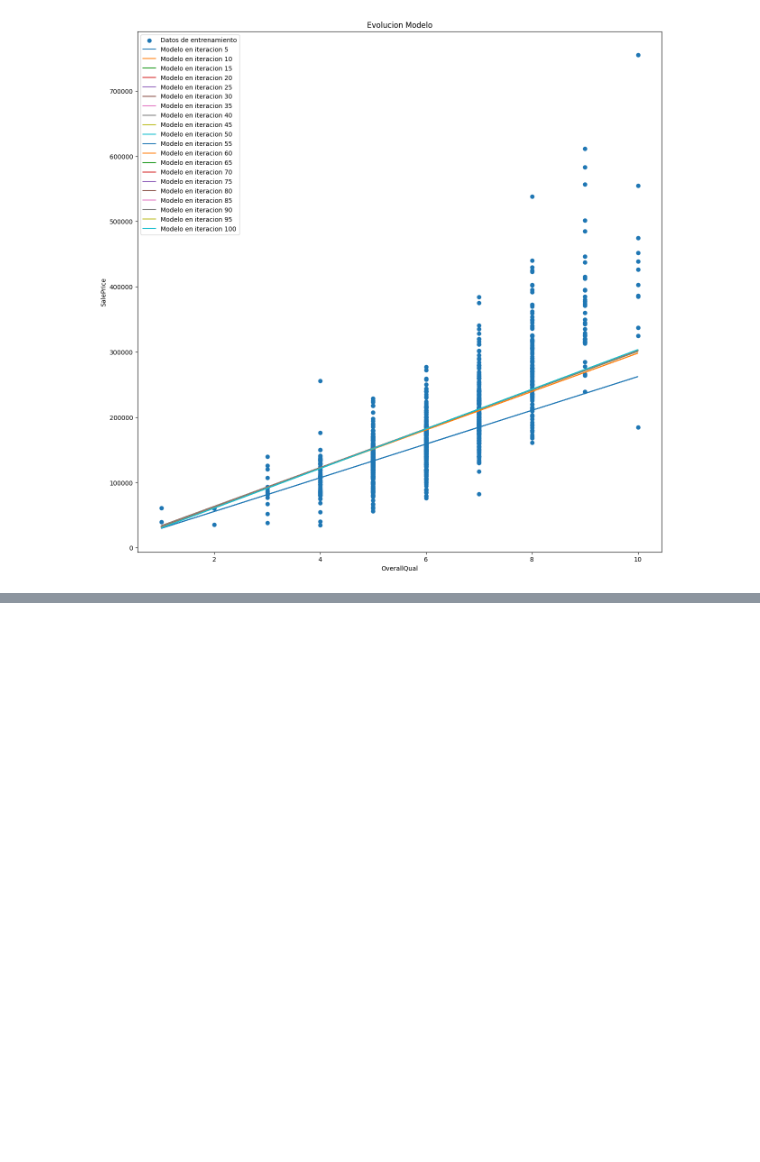
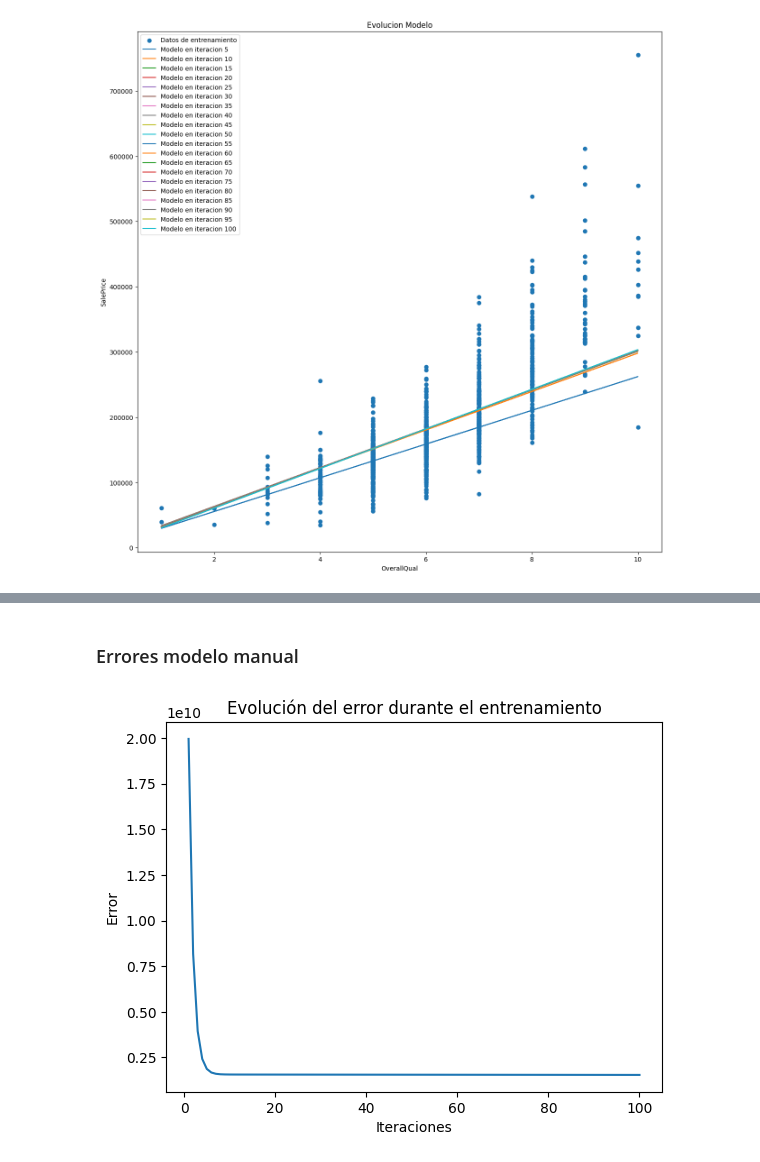
Before and after one commit to herbertreyes13j/proyecto1, a Jupyter notebook: Proyecto1.ipynb, the cells around one changed output, grey strips where cells are left out. Saved outputs shown, nothing was run; the diff lists cells and outputs as text; code cells hidden in the pictures; blank space fills up the shorter version.

```diff
--- a/Proyecto1.ipynb
+++ b/Proyecto1.ipynb
@@ -14,8 +132,9 @@ import matplotlib.pyplot as plt
+# %%
+regresion = regresion_a_pie()
 # %% [markdown]
 ### Numero 2
 Usando sclicing con NumPy separar los datos en 2 datasets: entrenamiento(80 %) y validacion y pruebas(20 %).
 # %%
-data = np.array(np.load('./Datos/proyecto_training_data.npy'))
-dfbase= pd.DataFrame(data,columns=['SalePrice','OverallQual','1stFlrSF','TotRmsAbvGrd','YearBuilt','LotFrontage'])
-entrenamiento=dfbase.iloc[0:1168]
-base = dfbase.iloc[1168:1460]
+
+entrenamiento,base = regresion.cargar_datos()
+entrenamiento
@@ -288,0 +413,2 @@ graficar_modelos(modelo, 5, entrenamiento['OverallQual'], entrenamiento['SalePri
+# %%
+modelo_base,errores_base=regresion.regresion_lineal(base['OverallQual'],base['SalePrice'],100,10,0.01)
@@ -288,0 +453,6 @@ graficar_modelos(modelo, 5, entrenamiento['OverallQual'], entrenamiento['SalePri
+# %% [markdown]
+### Errores modelo manual
+# %%
+regresion.plot_evolucion_errores(errores_base)
+# %% [output]
+[figure, added]
```
Also changed, not shown: parts of 29 cells of this notebook.
